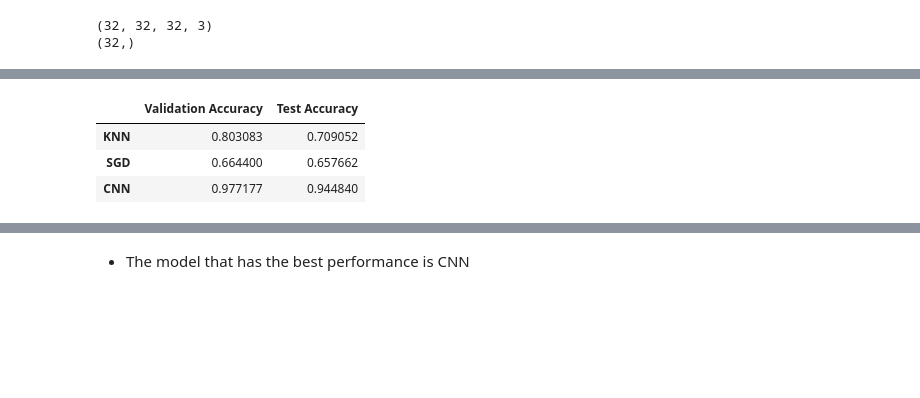
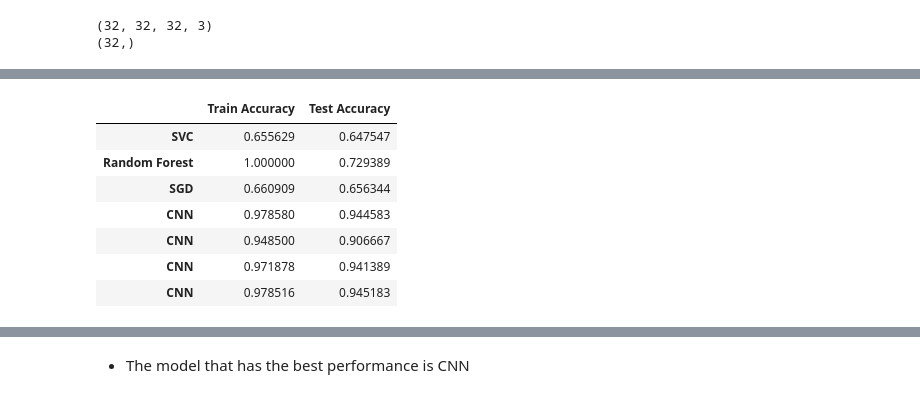
Before and after one commit to LowUp/AI_project, a Jupyter notebook: ai_generated_img_detection.ipynb, the cells around one changed output, grey strips where cells are left out. Cells and saved outputs as stored; diff of their text form; code cells hidden in the pictures; blank space fills up the shorter version.

```diff
--- a/ai_generated_img_detection.ipynb
+++ b/ai_generated_img_detection.ipynb
@@ -560,10 +529,21 @@ models['SGD'] = SGDClassifier()
+# %%
+models = {}
+
+#models with default parameter
+models['SVC'] = LinearSVC(verbose=0, max_iter=500)
+models['Random Forest'] = RandomForestClassifier(n_jobs=-1) # Set n_jobs to -1 to use all available cores
+models['SGD'] = SGDClassifier()
 # %%
 performance_results = []
 # %%
 # use crossvalidate to on all the models to get the accuracy and f1-score
 for name, model in models.items():
     scores = cross_validate(model, pcaX_train, Yr_train, cv=5, scoring=['accuracy', 'f1'], return_train_score=True)
-    performance_results.append({"name": name, "perf_train": scores['train_accuracy'].mean(), "perf_test": scores['test_accuracy'].mean()})
+    performance_results.append({
+        "name": name,
+        "perf_train": scores['train_accuracy'].mean(),
+        "perf_test": scores['test_accuracy'].mean()
+        })
     print(f"Model : {name}")
     print("Accuracy:" , 'train:', scores['train_accuracy'].mean(), '| test:', scores['test_accuracy'].mean())
     print("F1-score:" , 'train:', scores['train_f1'].mean(), '| test: ', scores['test_f1'].mean())
@@ -727,17 +736,21 @@ from keras import regularizers
 # %%
 # Performance Comparison
 valid_accuracy = [x["perf_train"] for x in performance_results]
 test_accuracy = [x["perf_test"] for x in performance_results]
 index = [x["name"] for x in performance_results]
 
 # print(value["name"])
-accuracy_df = pd.DataFrame({'Validation Accuracy':valid_accuracy,'Test Accuracy':test_accuracy},index=index)
+accuracy_df = pd.DataFrame({'Train Accuracy':valid_accuracy,'Test Accuracy':test_accuracy},index=index)
 accuracy_df
 # %% [output]
-|  | Validation Accuracy | Test Accuracy |
-| KNN | 0.803083 | 0.709052 |
-| SGD | 0.664400 | 0.657662 |
-| CNN | 0.977177 | 0.944840 |
+|  | Train Accuracy | Test Accuracy |
+| SVC | 0.655629 | 0.647547 |
+| Random Forest | 1.000000 | 0.729389 |
+| SGD | 0.660909 | 0.656344 |
+| CNN | 0.978580 | 0.944583 |
+| CNN | 0.948500 | 0.906667 |
+| CNN | 0.971878 | 0.941389 |
+| CNN | 0.978516 | 0.945183 |
 # %%
 accuracy_df.plot.bar(rot=0, title = 'Performance Comparison')
 # %% [output]
```
Also changed, not shown: parts of 31 cells of this notebook.
